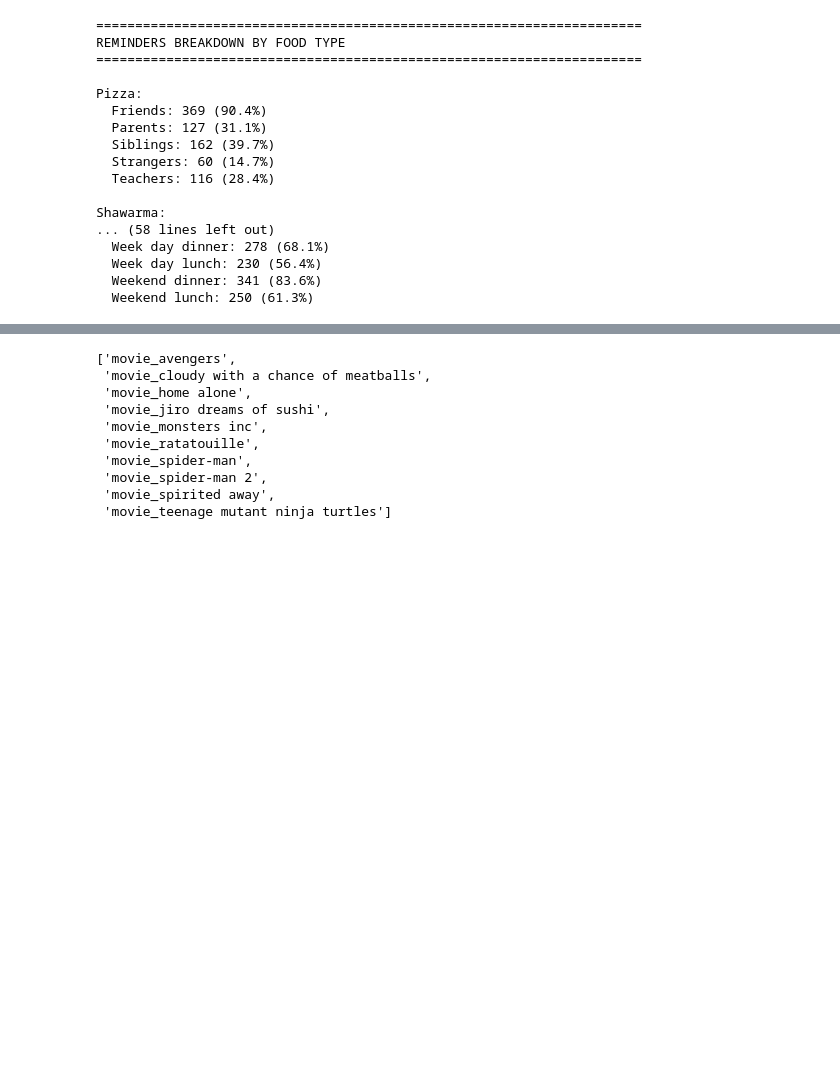
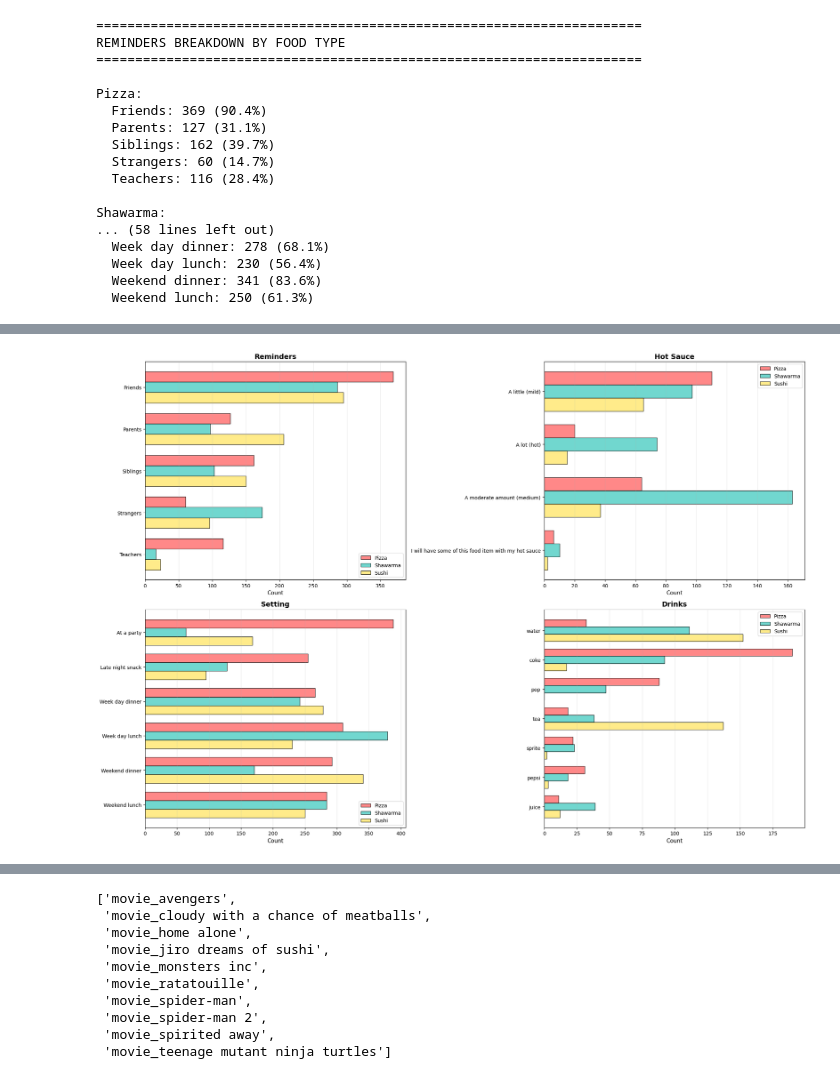
Before and after one commit to btn-1/end-to-end-ml, a Jupyter notebook: endtoend.ipynb, the cells around one changed output, grey strips where cells are left out. Saved outputs shown, nothing was run; the diff lists cells and outputs as text; code cells hidden in the pictures; blank space fills up the shorter version.

```diff
--- a/endtoend.ipynb
+++ b/endtoend.ipynb
@@ -1313,3 +1434,95 @@ Shawarma:
   Week day lunch: 230 (56.4%)
   Weekend dinner: 341 (83.6%)
   Weekend lunch: 250 (61.3%)
+# %%
+# Get the column groups
+remind_cols = [col for col in train_df.columns if col.startswith('remind_')]
+hot_sauce_cols = [col for col in train_df.columns if col.startswith('hot_sauce_')]
+setting_cols = [col for col in train_df.columns if col.startswith('setting_')]
+drink_cols = [col for col in train_df.columns if col.startswith('drink_')]
+
+# Combine all column groups
+all_col_groups = [
+    ('Reminders', remind_cols),
+    ('Hot Sauce', hot_sauce_cols),
+    ('Setting', setting_cols),
+    ('Drinks', drink_cols)
+]
+
+print("\n" + "="*70)
+print("CATEGORICAL FEATURES BY FOOD TYPE")
+print("="*70)
+
+# Convert all to numeric
+for title, cols in all_col_groups:
+    for col in cols:
+        try:
+            if pd.api.types.is_numeric_dtype(train_df[col]):
+                train_df[col] = train_df[col].fillna(0).astype(int)
+            else:
+                train_df[col] = pd.to_numeric(train_df[col], errors='coerce').fillna(0).astype(int)
+        except Exception as e:
+            print(f"Error converting {col}: {e}")
+
+# Create 4 subplots (2 rows, 2 columns) to accommodate drinks
+fig, axes = plt.subplots(2, 2, figsize=(20, 14))
+axes = axes.flatten()  # Flatten to make indexing easier
+
+food_types = train_df['Food'].unique()
+colours = ['#FF6B6B', '#4ECDC4', '#FFE66D']
+
+# Plot each category
+for plot_idx, (title, cols) in enumerate(all_col_groups):
+    if not cols:
+        axes[plot_idx].text(0.5, 0.5, f'No {title} columns found',
+                           ha='center', va='center', fontsize=12)
+        axes[plot_idx].set_title(title, fontsize=14, fontweight='bold')
+        continue
+
+    # Clean column names for display
+    feature_names = [col.replace(f'{title.lower().replace(" ", "_")}_', '')
+                    .replace('remind_', '')
+                    .replace('hot_sauce_', '')
+                    .replace('setting_', '')
+                    .replace('drink_', '')
+                    for col in cols]
+
+    x = np.arange(len(cols))
+    width = 0.25
+
+    # Plot bars for each food type
+    for i, food in enumerate(food_types):
+        food_df = train_df[train_df['Food'] == food]
+        counts = [int(food_df[col].sum()) for col in cols]
+        axes[plot_idx].barh(x + i*width, counts, width, label=food,
+                           color=colours[i], alpha=0.8, edgecolor='black')
+
+    axes[plot_idx].set_yticks(x + width)
+    axes[plot_idx].set_yticklabels(feature_names, fontsize=10)
+    axes[plot_idx].set_xlabel('Count', fontsize=11)
+    axes[plot_idx].set_title(title, fontsize=14, fontweight='bold')
+    axes[plot_idx].legend()
+    axes[plot_idx].invert_yaxis()
+    axes[plot_idx].grid(True, alpha=0.3, axis='x')
+
+plt.tight_layout()
+plt.show()
+
+# Print statistics for all categories
+for title, cols in all_col_groups:
+    if not cols:
+        continue
+
+    print("\n" + "="*70)
+    print(f"{title.upper()} BREAKDOWN BY FOOD TYPE")
+    print("="*70)
+
+    for food in food_types:
+        food_df = train_df[train_df['Food'] == food]
+        print(f"\n{food}:")
+        for col in cols:
+            count = int(food_df[col].sum())
+            pct = (count / len(food_df) * 100)
+            feature_name = col.replace('remind_', '').replace('hot_sauce_', '').replace('setting_', '').replace('drink_', '')
+            print(f"  {feature_name}: {count} ({pct:.1f}%)")
+# %% [output]
@@ -1315,0 +1532 @@ Shawarma:
+[figure, added]
```
Also changed, not shown: parts of 16 cells of this notebook.
